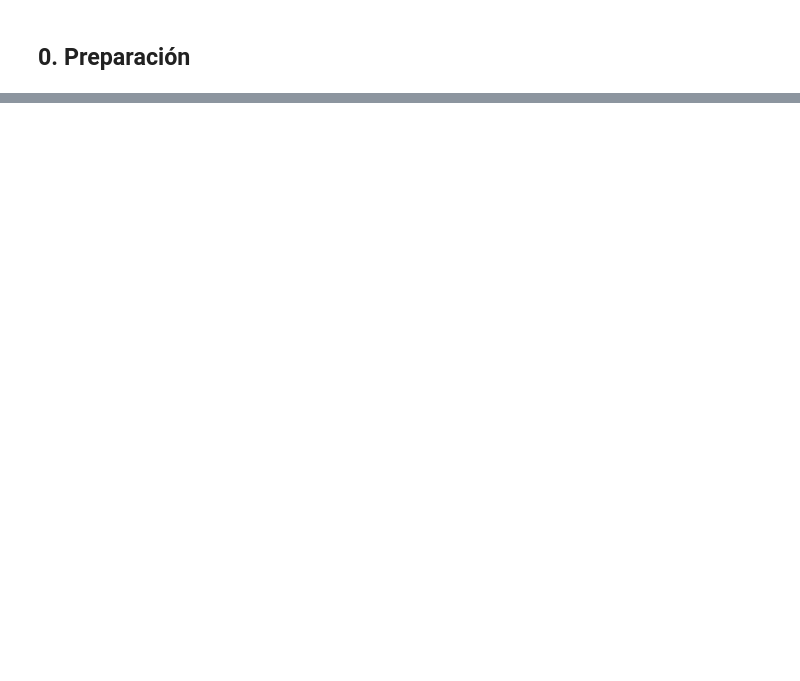
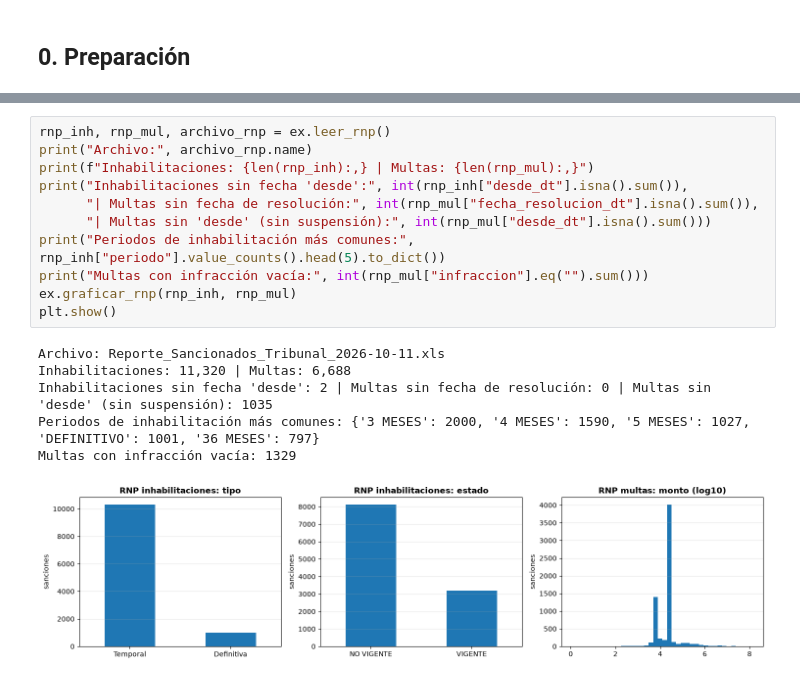
Before and after one commit to CyndxTs/G5-IA-APLICADA, a Jupyter notebook: notebooks/01_eda.ipynb, the cells around one changed output, grey strips where cells are left out. Drawn from its saved outputs; the diff is of its cells as text; blank space fills up the shorter version.

```diff
--- a/notebooks/01_eda.ipynb
+++ b/notebooks/01_eda.ipynb
@@ -706,0 +455,18 @@ Contratos con ruc_destinatario_pago de 11 dígitos: 1.0
+# %%
+rnp_inh, rnp_mul, archivo_rnp = ex.leer_rnp()
+print("Archivo:", archivo_rnp.name)
+print(f"Inhabilitaciones: {len(rnp_inh):,} | Multas: {len(rnp_mul):,}")
+print("Inhabilitaciones sin fecha 'desde':", int(rnp_inh["desde_dt"].isna().sum()),
+      "| Multas sin fecha de resolución:", int(rnp_mul["fecha_resolucion_dt"].isna().sum()),
+      "| Multas sin 'desde' (sin suspensión):", int(rnp_mul["desde_dt"].isna().sum()))
+print("Periodos de inhabilitación más comunes:", rnp_inh["periodo"].value_counts().head(5).to_dict())
+print("Multas con infracción vacía:", int(rnp_mul["infraccion"].eq("").sum()))
+ex.graficar_rnp(rnp_inh, rnp_mul)
+plt.show()
+# %% [output]
+Archivo: Reporte_Sancionados_Tribunal_2026-10-11.xls
+Inhabilitaciones: 11,320 | Multas: 6,688
+Inhabilitaciones sin fecha 'desde': 2 | Multas sin fecha de resolución: 0 | Multas sin 'desde' (sin suspensión): 1035
+Periodos de inhabilitación más comunes: {'3 MESES': 2000, '4 MESES': 1590, '5 MESES': 1027, 'DEFINITIVO': 1001, '36 MESES': 797}
+Multas con infracción vacía: 1329
+[figure, added]
```
Also changed, not shown: parts of 95 cells of this notebook, 23 other files.
